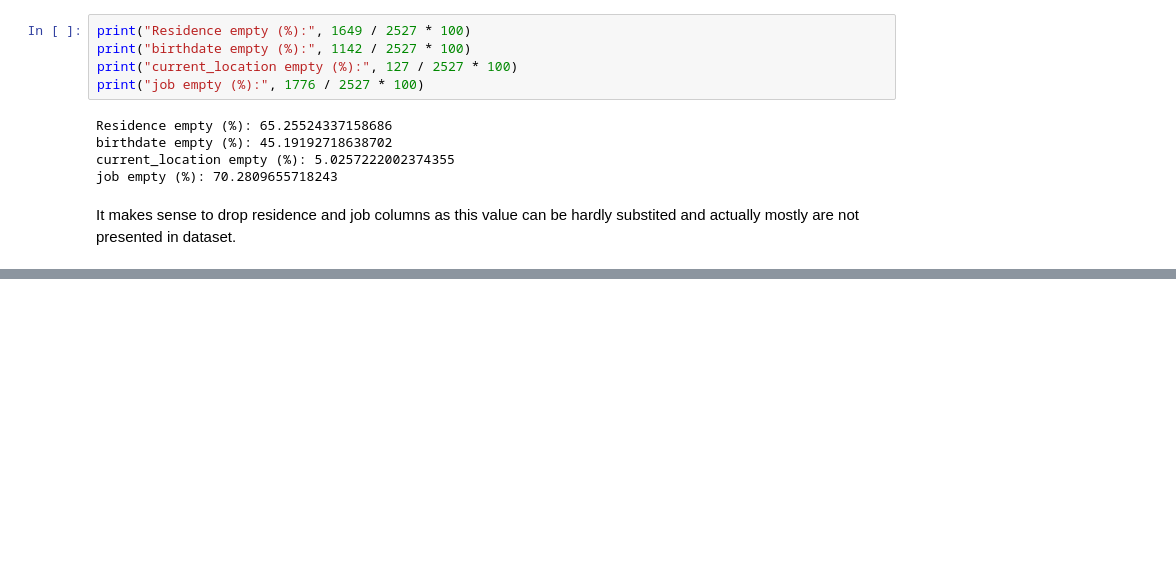
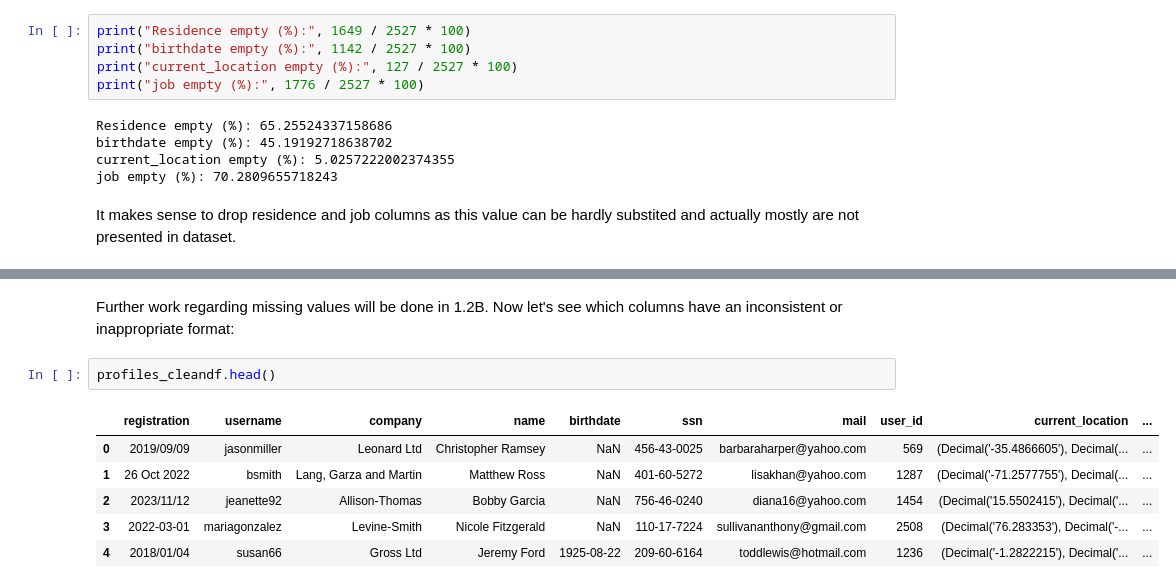
Before and after one commit to Yessirskiy/IAU-Project, a Jupyter notebook: project.ipynb, the cells around one changed output, grey strips where cells are left out. Saved outputs shown, nothing was run; the diff lists cells and outputs as text; blank space fills up the shorter version.

```diff
--- a/project.ipynb
+++ b/project.ipynb
@@ -433,0 +451,11 @@ It makes sense to drop residence and job columns as this value can be hardly sub
+# %% [markdown]
+Further work regarding missing values will be done in 1.2B. Now let's see which columns have an inconsistent or inappropriate format:
+# %%
+profiles_cleandf.head()
+# %% [output]
+|  | registration | username | company | name | birthdate | ssn | mail | user_id | current_location | ... |
+| 0 | 2019/09/09 | jasonmiller | Leonard Ltd | Christopher Ramsey | NaN | 456-43-0025 | barbaraharper@yahoo.com | 569 | (Decimal('-35.4866605'), Decimal(... | ... |
+| 1 | 26 Oct 2022 | bsmith | Lang, Garza and Martin | Matthew Ross | NaN | 401-60-5272 | lisakhan@yahoo.com | 1287 | (Decimal('-71.2577755'), Decimal(... | ... |
+| 2 | 2023/11/12 | jeanette92 | Allison-Thomas | Bobby Garcia | NaN | 756-46-0240 | diana16@yahoo.com | 1454 | (Decimal('15.5502415'), Decimal('... | ... |
+| 3 | 2022-03-01 | mariagonzalez | Levine-Smith | Nicole Fitzgerald | NaN | 110-17-7224 | sullivananthony@gmail.com | 2508 | (Decimal('76.283353'), Decimal('-... | ... |
+| 4 | 2018/01/04 | susan66 | Gross Ltd | Jeremy Ford | 1925-08-22 | 209-60-6164 | toddlewis@hotmail.com | 1236 | (Decimal('-1.2822215'), Decimal('... | ... |
```
Also changed, not shown: parts of 6 cells of this notebook.
